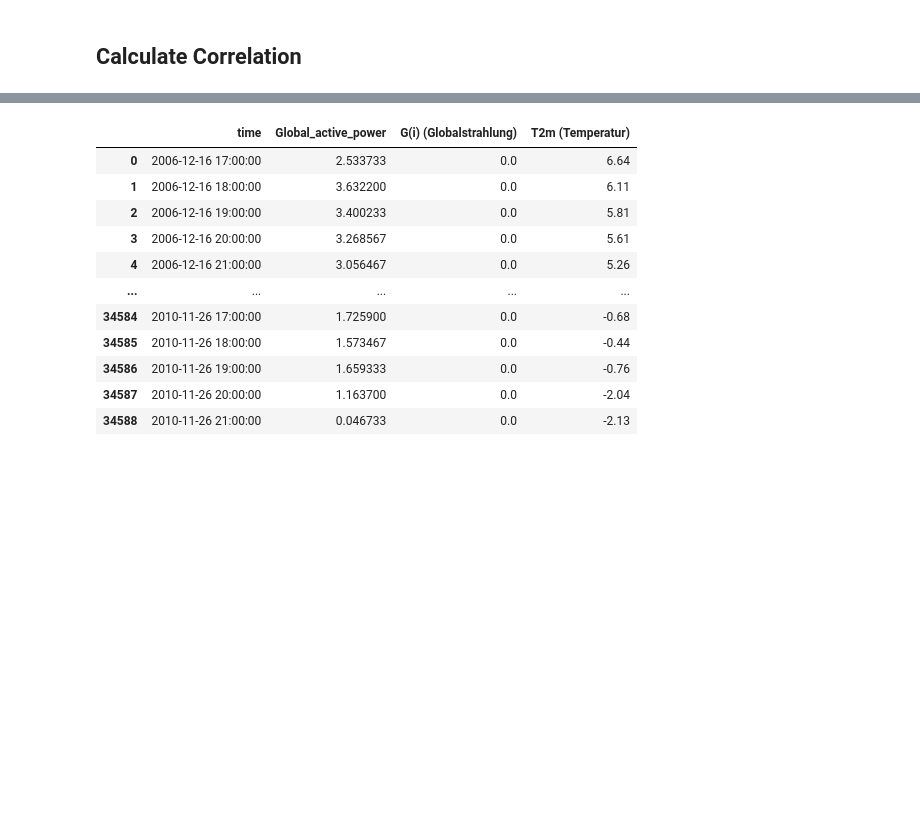
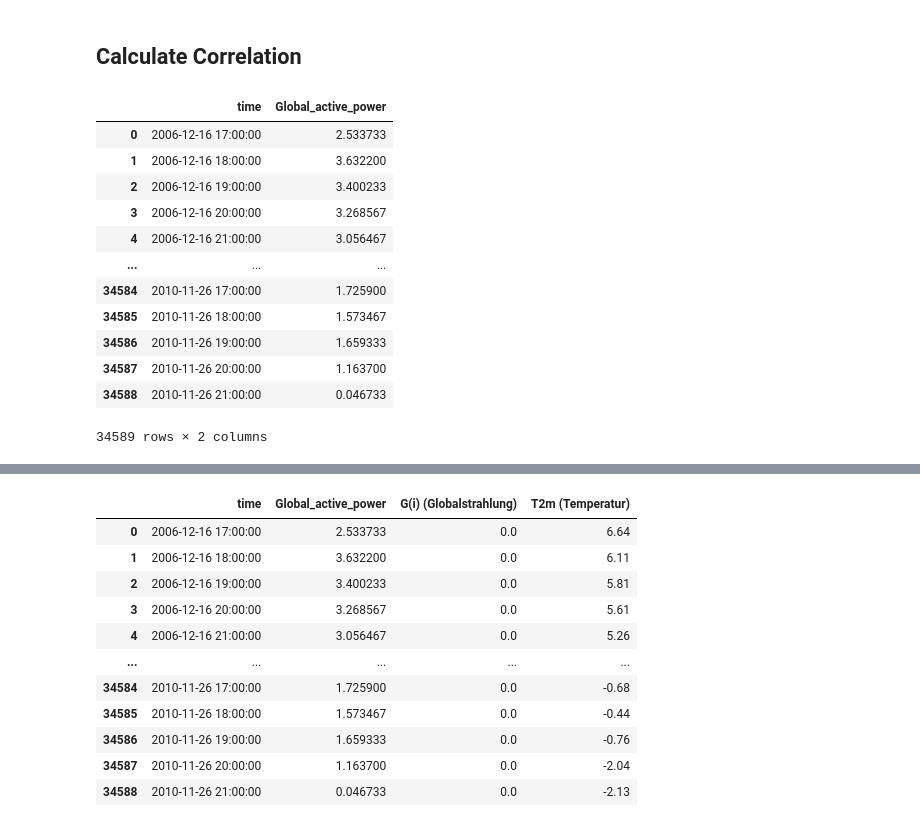
Before and after one commit to czwiessler/AMOProject, a Jupyter notebook: 04_MergeAndCopulas.ipynb, the cells around one changed output, grey strips where cells are left out. Saved outputs shown, nothing was run; the diff lists cells and outputs as text; code cells hidden in the pictures; blank space fills up the shorter version.

```diff
--- a/04_MergeAndCopulas.ipynb
+++ b/04_MergeAndCopulas.ipynb
@@ -49,22 +52,37 @@ for column in df.columns[1:]:  # First column is "CDFs", therefore only from col
 # %%
 # Load and preprocess consumption data
 df_consumption = pd.read_csv('data/household_power_consumption.txt', sep=';')
 df_consumption['time'] = pd.to_datetime(df_consumption['Date'] + ' ' + df_consumption['Time'], format='%d/%m/%Y %H:%M:%S')
 df_consumption.drop(columns=['Date', 'Time'], inplace=True)
 df_consumption.drop(columns=['Sub_metering_1', 'Sub_metering_2', 'Sub_metering_3','Global_reactive_power', 'Global_intensity', 'Voltage'], inplace=True)
 def to_numeric_or_nan(value):
     try:
         return pd.to_numeric(value)
     except ValueError:
         return np.nan
 # Convert values in the 'Global_active_power' column to numeric, non-numeric values become NaN
 df_consumption['Global_active_power'] = df_consumption['Global_active_power'].apply(to_numeric_or_nan)
 # Drop nan's
 df_consumption = df_consumption.dropna(subset=['Global_active_power'])
 df_consumption['Global_active_power'] = df_consumption['Global_active_power'].astype(float)
 df_consumption = df_consumption.set_index("time")
-df_consumption = df_consumption['Global_active_power'].resample('h').sum().reset_index()
+df_consumption = df_consumption['Global_active_power'].resample('H').sum().reset_index()
 df_consumption['Global_active_power'] = df_consumption['Global_active_power']/60
+df_consumption
+# %% [output]
+|  | time | Global_active_power |
+| 0 | 2006-12-16 17:00:00 | 2.533733 |
+| 1 | 2006-12-16 18:00:00 | 3.632200 |
+| 2 | 2006-12-16 19:00:00 | 3.400233 |
+| 3 | 2006-12-16 20:00:00 | 3.268567 |
+| 4 | 2006-12-16 21:00:00 | 3.056467 |
+| ... | ... | ... |
+| 34584 | 2010-11-26 17:00:00 | 1.725900 |
+| 34585 | 2010-11-26 18:00:00 | 1.573467 |
+| 34586 | 2010-11-26 19:00:00 | 1.659333 |
+| 34587 | 2010-11-26 20:00:00 | 1.163700 |
+| 34588 | 2010-11-26 21:00:00 | 0.046733 |
+34589 rows × 2 columns
 # %%
 # Load and preprocess sun data
 df_solar = pd.read_csv("data/Solar_Timeseries_2005_2023.csv")
```
Also changed, not shown: parts of 14 cells of this notebook, 2 other files.
